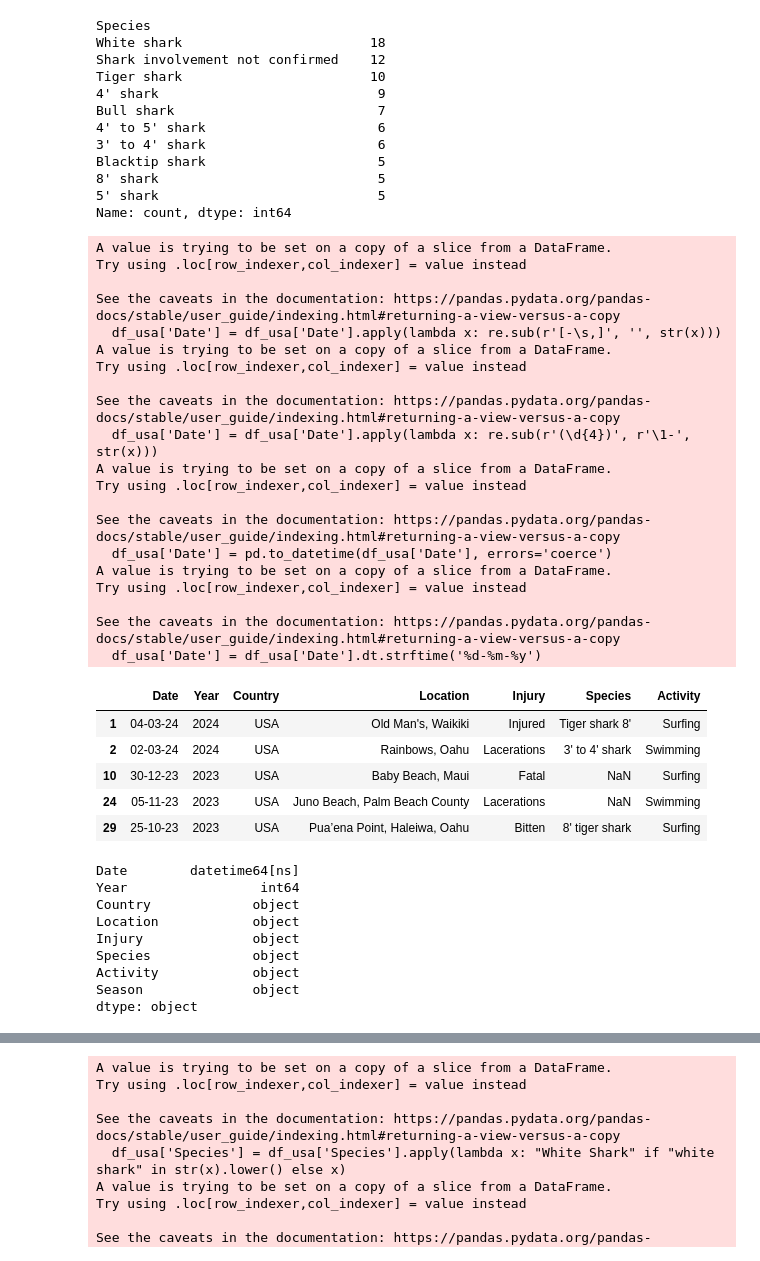
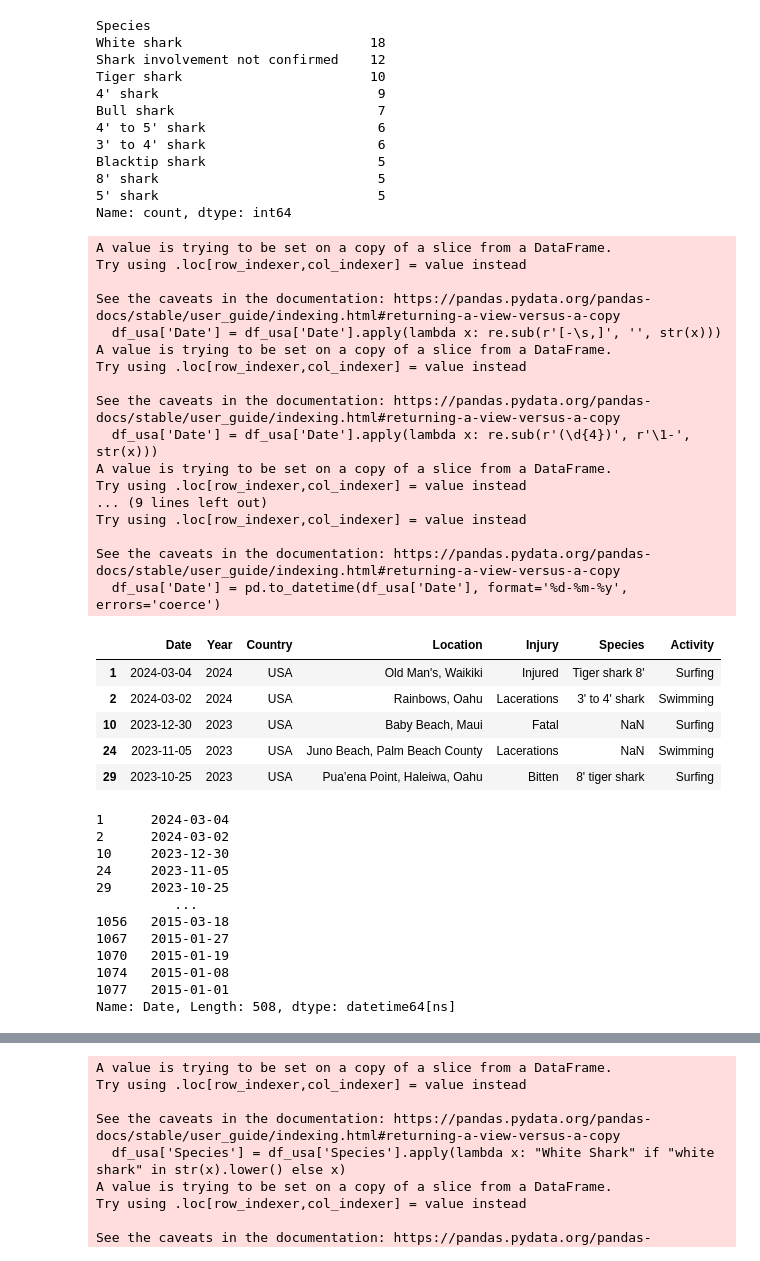
Before and after one commit to RosaEvasari/SharkAttack, a Jupyter notebook: sharkAttack.ipynb, the cells around one changed output, grey strips where cells are left out. Cells and saved outputs as stored; diff of their text form; code cells hidden in the pictures.

```diff
--- a/sharkAttack.ipynb
+++ b/sharkAttack.ipynb
@@ -255,52 +296,62 @@ Name: count, dtype: int64
 # %%
 #Formating the date column
 
 import re
 
+# The first lambda function removes all whitespaces, commas, and hyphens from the date | Using regex -
 df_usa['Date'] = df_usa['Date'].apply(lambda x: re.sub(r'[-\s,]', '', str(x)))
+
+# The second lambda function adds a hyphen after the first four digits
 df_usa['Date'] = df_usa['Date'].apply(lambda x: re.sub(r'(\d{4})', r'\1-', str(x)))
+
+# The third lambda function converts the month into a numerical value
 df_usa['Date'] = pd.to_datetime(df_usa['Date'], errors='coerce')
+
+# The fourth lambda function formats the date to 'dd-mm-yy' | Also here the date is converted to a string(object) in order to apply the strftime method.
 df_usa['Date'] = df_usa['Date'].dt.strftime('%d-%m-%y')
+
+# Convert the 'Date' column back to datetime format
+df_usa['Date'] = pd.to_datetime(df_usa['Date'], format='%d-%m-%y', errors='coerce')
 
 
 df_usa.head()
 # %% [output]
 A value is trying to be set on a copy of a slice from a DataFrame.
 Try using .loc[row_indexer,col_indexer] = value instead
 
 See the caveats in the documentation: https://pandas.pydata.org/pandas-docs/stable/user_guide/indexing.html#returning-a-view-versus-a-copy
   df_usa['Date'] = df_usa['Date'].apply(lambda x: re.sub(r'[-\s,]', '', str(x)))
 A value is trying to be set on a copy of a slice from a DataFrame.
 Try using .loc[row_indexer,col_indexer] = value instead
 
 See the caveats in the documentation: https://pandas.pydata.org/pandas-docs/stable/user_guide/indexing.html#returning-a-view-versus-a-copy
   df_usa['Date'] = df_usa['Date'].apply(lambda x: re.sub(r'(\d{4})', r'\1-', str(x)))
 A value is trying to be set on a copy of a slice from a DataFrame.
 Try using .loc[row_indexer,col_indexer] = value instead
-
-See the caveats in the documentation: https://pandas.pydata.org/pandas-docs/stable/user_guide/indexing.html#returning-a-view-versus-a-copy
-  df_usa['Date'] = pd.to_datetime(df_usa['Date'], errors='coerce')
-A value is trying to be set on a copy of a slice from a DataFrame.
+... (9 lines left out)
 Try using .loc[row_indexer,col_indexer] = value instead
 
 See the caveats in the documentation: https://pandas.pydata.org/pandas-docs/stable/user_guide/indexing.html#returning-a-view-versus-a-copy
-  df_usa['Date'] = df_usa['Date'].dt.strftime('%d-%m-%y')
+  df_usa['Date'] = pd.to_datetime(df_usa['Date'], format='%d-%m-%y', errors='coerce')
 |  | Date | Year | Country | Location | Injury | Species | Activity |
-| 1 | 04-03-24 | 2024 | USA | Old Man's, Waikiki | Injured | Tiger shark 8' | Surfing |
-| 2 | 02-03-24 | 2024 | USA | Rainbows, Oahu | Lacerations | 3' to 4' shark | Swimming |
-| 10 | 30-12-23 | 2023 | USA | Baby Beach, Maui | Fatal | NaN | Surfing |
-| 24 | 05-11-23 | 2023 | USA | Juno Beach, Palm Beach County | Lacerations | NaN | Swimming |
-| 29 | 25-10-23 | 2023 | USA | Pua’ena Point, Haleiwa, Oahu | Bitten | 8' tiger shark | Surfing |
+| 1 | 2024-03-04 | 2024 | USA | Old Man's, Waikiki | Injured | Tiger shark 8' | Surfing |
+| 2 | 2024-03-02 | 2024 | USA | Rainbows, Oahu | Lacerations | 3' to 4' shark | Swimming |
+| 10 | 2023-12-30 | 2023 | USA | Baby Beach, Maui | Fatal | NaN | Surfing |
+| 24 | 2023-11-05 | 2023 | USA | Juno Beach, Palm Beach County | Lacerations | NaN | Swimming |
+| 29 | 2023-10-25 | 2023 | USA | Pua’ena Point, Haleiwa, Oahu | Bitten | 8' tiger shark | Surfing |
 # %%
-df_usa.dtypes
+df_usa.Date
 # %% [output]
-Date        datetime64[ns]
-Year                 int64
-Country             object
-Location            object
-Injury              object
-Species             object
-Activity            object
-Season              object
-dtype: object
+1      2024-03-04
+2      2024-03-02
+10     2023-12-30
+24     2023-11-05
+29     2023-10-25
+          ...
+1056   2015-03-18
+1067   2015-01-27
+1070   2015-01-19
+1074   2015-01-08
+1077   2015-01-01
+Name: Date, Length: 508, dtype: datetime64[ns]
 # %%
```
Also changed, not shown: parts of 12 cells of this notebook.
